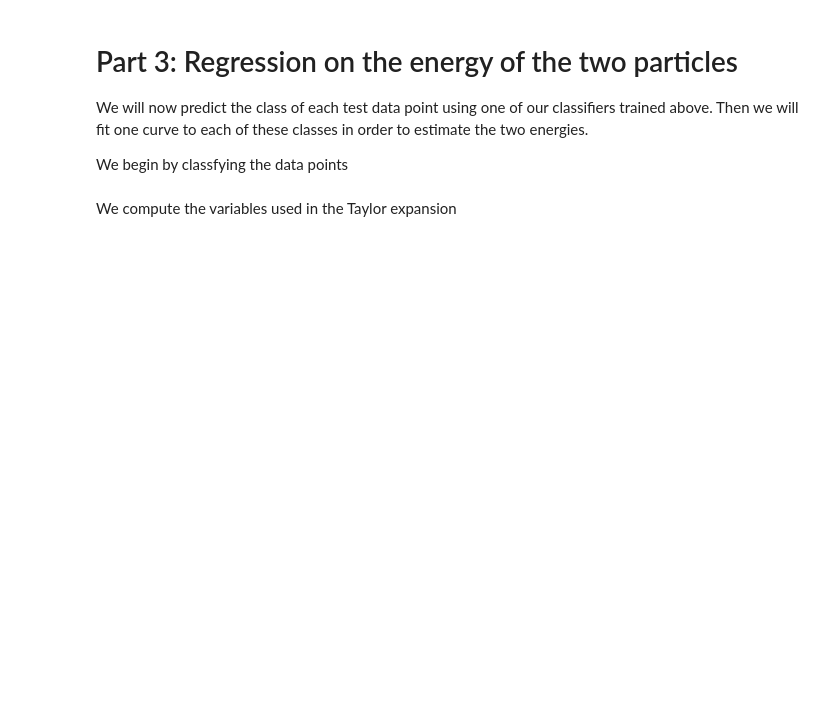
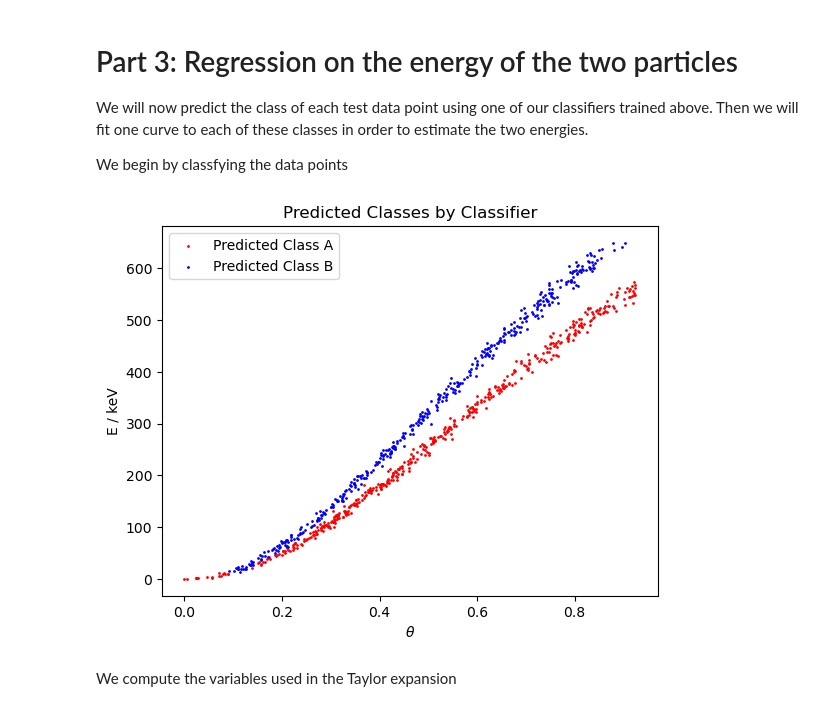
Before and after one commit to ScottMcHaffie/SH2150_assignments, a Jupyter notebook: assignment1/Assignment_1.ipynb, the cells around one changed output. Cells and saved outputs as stored; diff of their text form; code cells hidden in the pictures; blank space fills up the shorter version.

```diff
--- a/assignment1/Assignment_1.ipynb
+++ b/assignment1/Assignment_1.ipynb
@@ -296,26 +356,28 @@ We will now predict the class of each test data point using one of our classifie
 
 We begin by classfying the data points
 # %%
-classifier_model =  # TODO: choose what model to use for classification; nn_model or logistic_model
+classifier_model = nn_model # TODO: choose what model to use for classification; nn_model or logistic_model
 y_pred = classifier_model.predict(x_test)
 
 pred_A = x_test[y_pred.squeeze() == 1]
 pred_B = x_test[y_pred.squeeze() == 0]
 
 theta_pred_A = pred_A[:, 0]
 theta_pred_B = pred_B[:, 0]
 
 energy_pred_A = pred_A[:, 1]
 energy_pred_B = pred_B[:, 1]
 
 # Plot the classified test data
 plt.scatter(theta_pred_A, energy_pred_A, c='red', s=1, label='Predicted Class A')
 plt.scatter(theta_pred_B, energy_pred_B, c='blue', s=1, label='Predicted Class B')
-plt.ylabel('E')
+plt.ylabel('E / keV')
 plt.xlabel(r'$\theta$')
 plt.title('Predicted Classes by Classifier')
 plt.legend()
 plt.show()
+# %% [output]
+[figure, added]
 # %% [markdown]
 We compute the variables used in the Taylor expansion
 # %%
```
Also changed, not shown: parts of 15 cells of this notebook, 2 other files.
